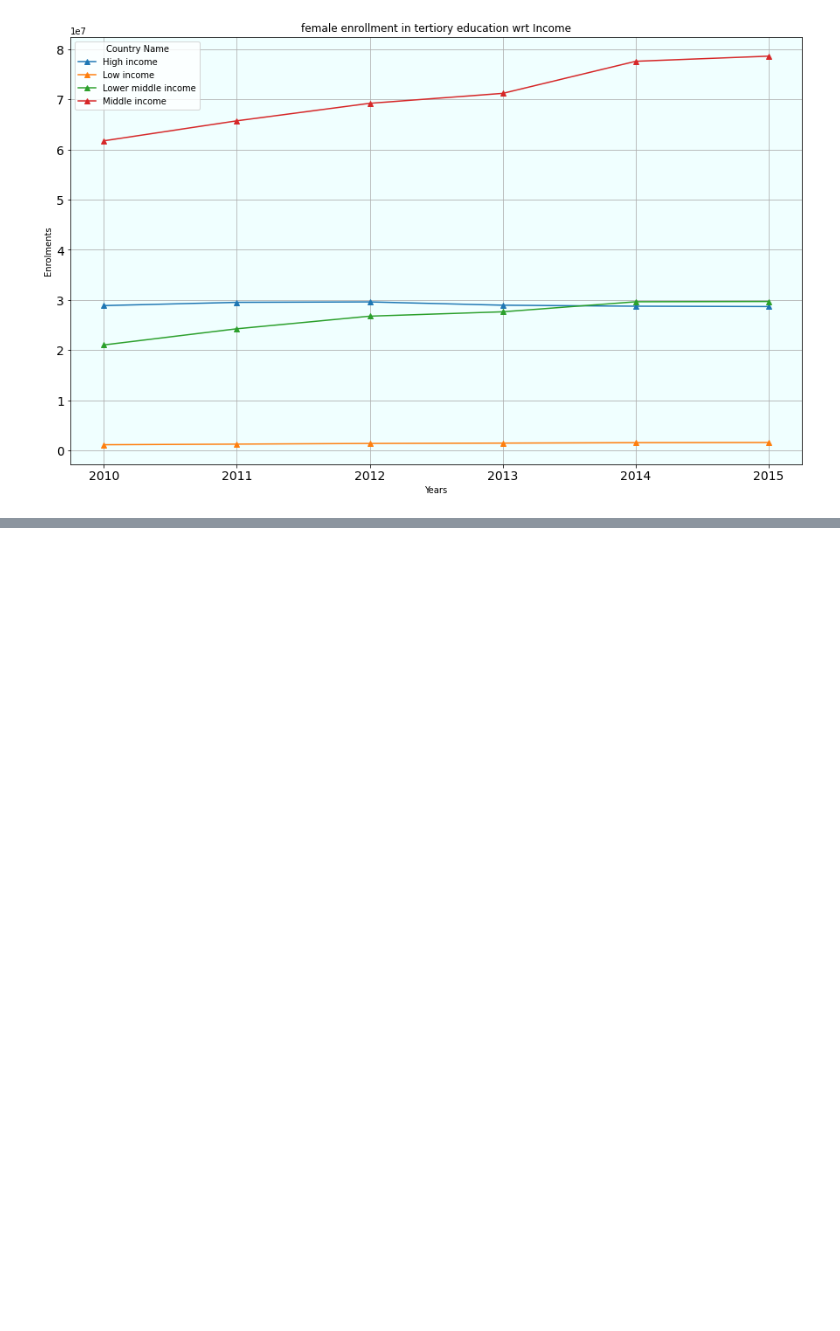
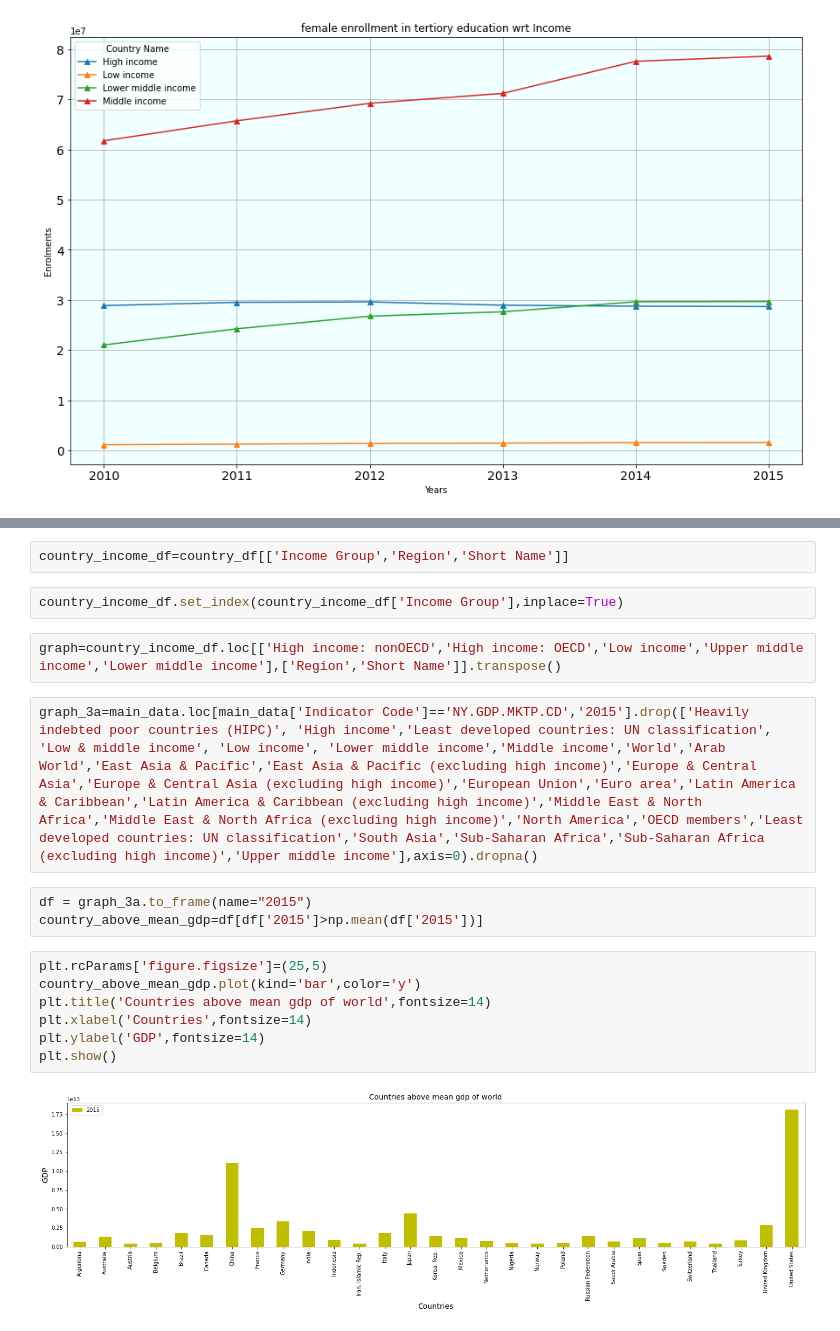
Before and after one commit to shivashukla02/World-Bank-Global-Edu-Analysis, a Jupyter notebook: SHIVANK_World_Bank_Global_Edu_Analysis_Capstone_Project.ipynb, the cells around one changed output, grey strips where cells are left out. Drawn from its saved outputs; the diff is of its cells as text; blank space fills up the shorter version.

```diff
--- a/SHIVANK_World_Bank_Global_Edu_Analysis_Capstone_Project.ipynb
+++ b/SHIVANK_World_Bank_Global_Edu_Analysis_Capstone_Project.ipynb
@@ -151,0 +181,20 @@ graph_2c.plot( kind="line",xlabel = "Years" , ylabel = "Enrolments",
+# %%
+country_income_df=country_df[['Income Group','Region','Short Name']]
+# %%
+country_income_df.set_index(country_income_df['Income Group'],inplace=True)
+# %%
+graph=country_income_df.loc[['High income: nonOECD','High income: OECD','Low income','Upper middle income','Lower middle income'],['Region','Short Name']].transpose()
+# %%
+graph_3a=main_data.loc[main_data['Indicator Code']=='NY.GDP.MKTP.CD','2015'].drop(['Heavily indebted poor countries (HIPC)', 'High income','Least developed countries: UN classification', 'Low & middle income', 'Low income', 'Lower middle income','Middle income','World','Arab World','East Asia & Pacific','East Asia & Pacific (excluding high income)','Europe & Central Asia','Europe & Central Asia (excluding high income)','European Union','Euro area','Latin America & Caribbean','Latin America & Caribbean (excluding high income)','Middle East & North Africa','Middle East & North Africa (excluding high income)','North America','OECD members','Least developed countries: UN classification','South Asia','Sub-Saharan Africa','Sub-Saharan Africa (excluding high income)','Upper middle income'],axis=0).dropna()
+# %%
+df = graph_3a.to_frame(name="2015")
+country_above_mean_gdp=df[df['2015']>np.mean(df['2015'])]
+# %%
+plt.rcParams['figure.figsize']=(25,5)
+country_above_mean_gdp.plot(kind='bar',color='y')
+plt.title('Countries above mean gdp of world',fontsize=14)
+plt.xlabel('Countries',fontsize=14)
+plt.ylabel('GDP',fontsize=14)
+plt.show()
+# %% [output]
+[figure, added]
```
Also changed, not shown: parts of 6 cells of this notebook.
